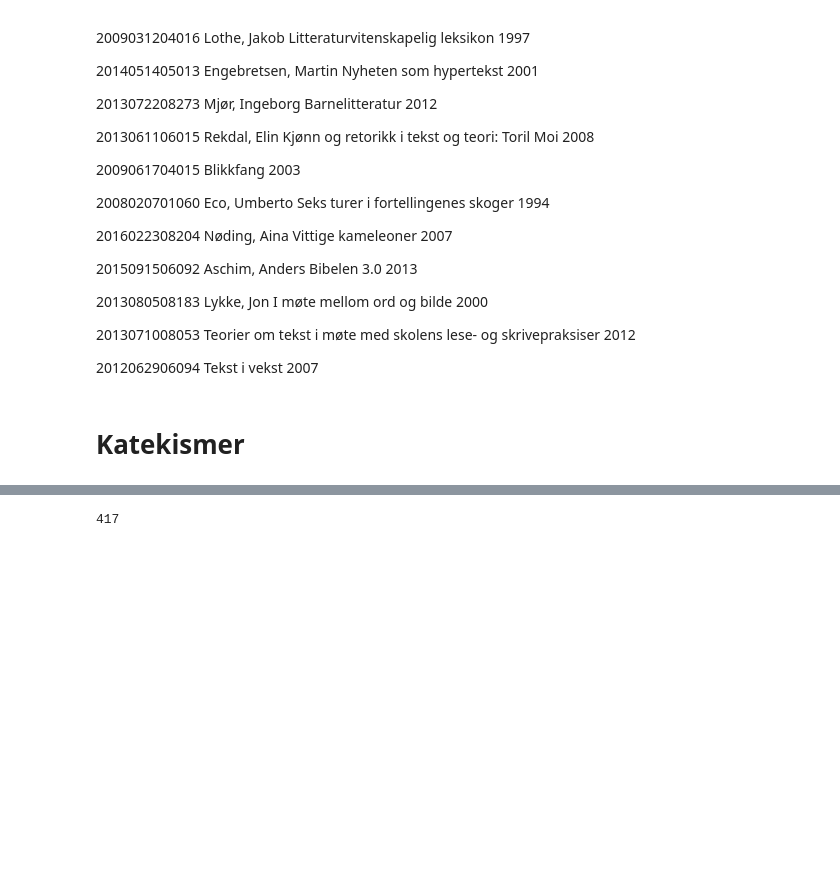
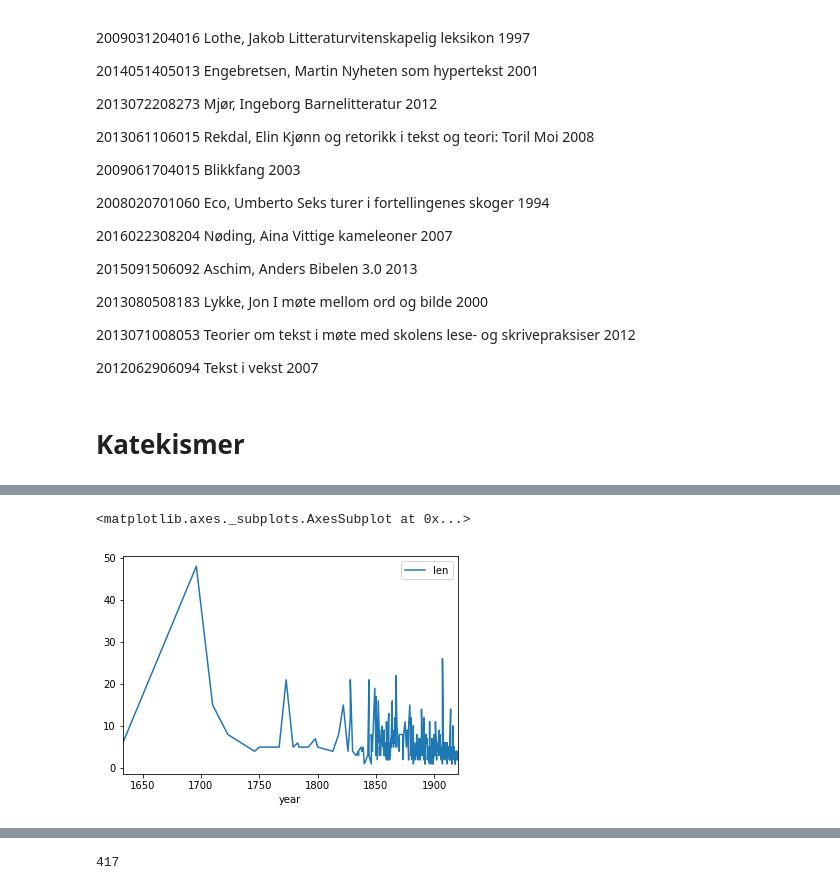
Before and after one commit to Yoonsen/LitCit, a Jupyter notebook: paratext and titles.ipynb, the cells around one changed output, grey strips where cells are left out. Saved outputs shown, nothing was run; the diff lists cells and outputs as text; code cells hidden in the pictures; blank space fills up the shorter version.

```diff
--- a/paratext and titles.ipynb
+++ b/paratext and titles.ipynb
@@ -201,0 +198,5 @@ bib[['year', 'len']].sort_values(by='year').rolling(window=10).mean().plot(x='ye
+# %%
+bib[['year', 'len']].sort_values(by='year').plot(x='year')
+# %% [output]
+<matplotlib.axes._subplots.AxesSubplot at 0x...>
+[figure, added]
```
Also changed, not shown: parts of 31 cells of this notebook.
